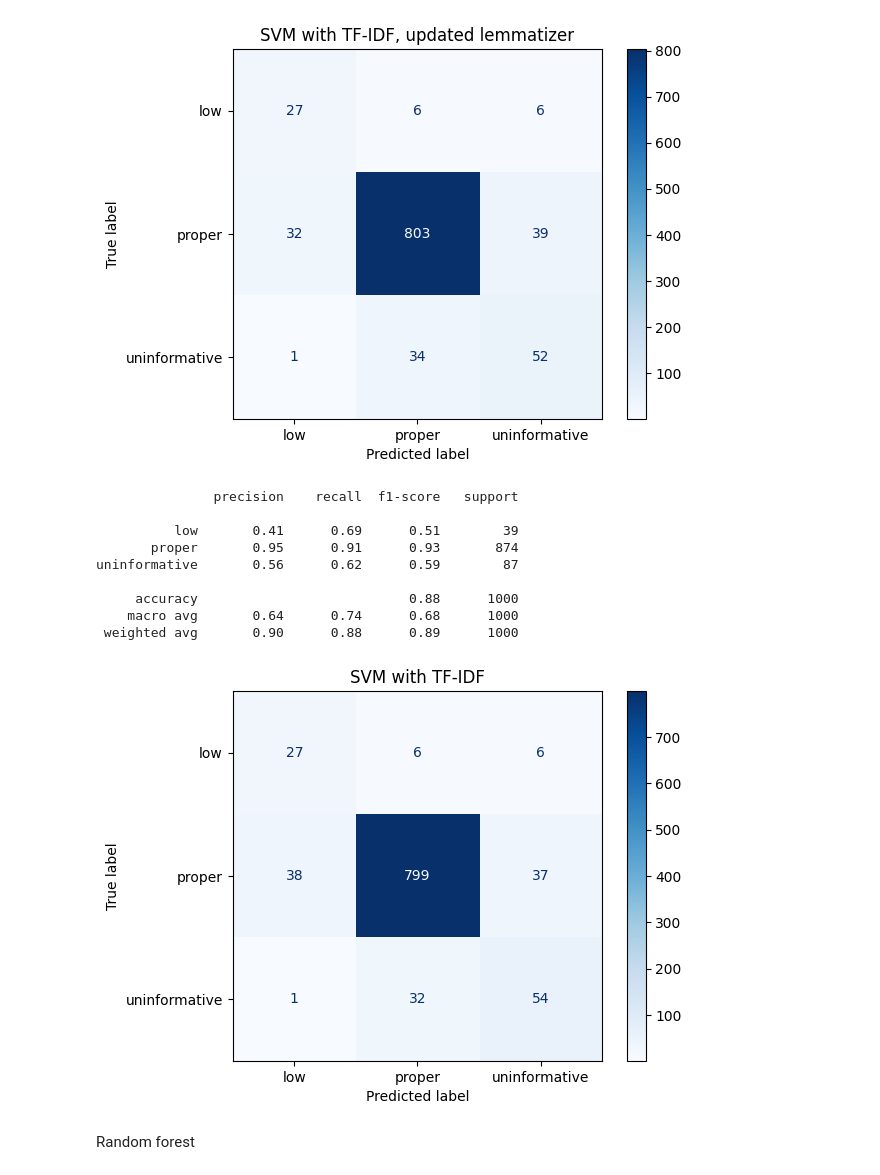
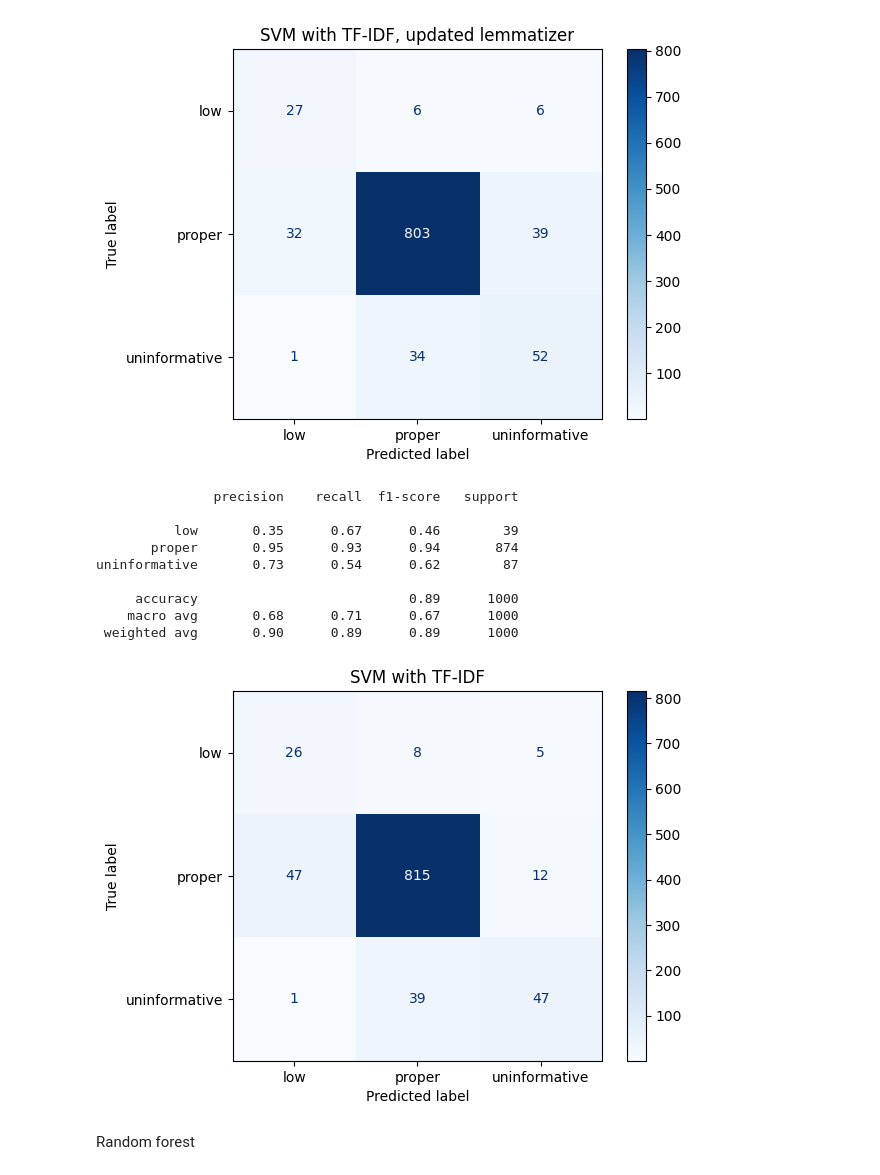
Before and after one commit to ElonGawi/Viral-Annotation-Classifier, a Jupyter notebook: testing/testing-TF-IDF.ipynb, the cells around one changed output. Cells and saved outputs as stored; diff of their text form; code cells hidden in the pictures.

```diff
--- a/testing-TF-IDF.ipynb
+++ b/testing/testing-TF-IDF.ipynb
@@ -1929,18 +1931,18 @@ uninformative       0.54      0.60      0.57        87
  weighted avg       0.90      0.88      0.89      1000
 [figure]
 # %%
-SVMopt(labeled, clean_text3, vectorizer4, "SVM with TF-IDF")
+SVMopt(labeled, clean_text2, vectorizer4, "SVM with TF-IDF")
 # %% [output]
                precision    recall  f1-score   support
 
-          low       0.41      0.69      0.51        39
-       proper       0.95      0.91      0.93       874
-uninformative       0.56      0.62      0.59        87
+          low       0.35      0.67      0.46        39
+       proper       0.95      0.93      0.94       874
+uninformative       0.73      0.54      0.62        87
 
-     accuracy                           0.88      1000
-    macro avg       0.64      0.74      0.68      1000
- weighted avg       0.90      0.88      0.89      1000
+     accuracy                           0.89      1000
+    macro avg       0.68      0.71      0.67      1000
+ weighted avg       0.90      0.89      0.89      1000
-[figure, old version]
+[figure, new version]
 # %% [markdown]
 Random forest
 # %%
```
Also changed, not shown: parts of 3 cells of this notebook, 12 other files.
